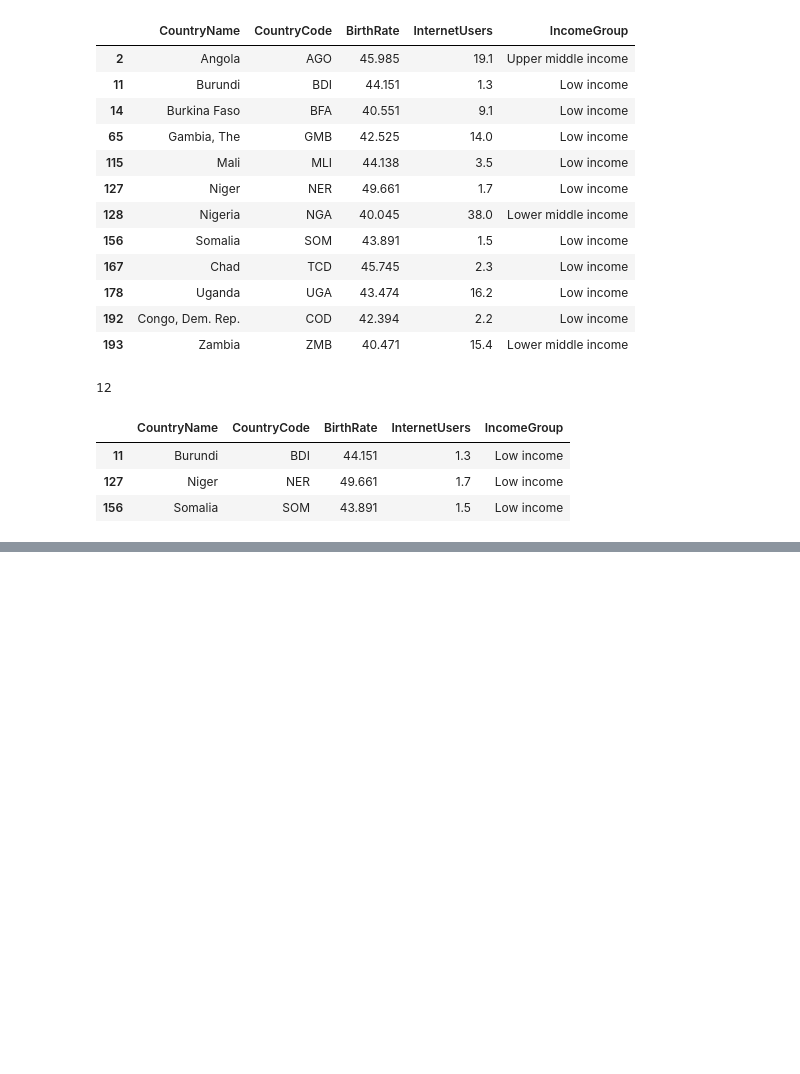
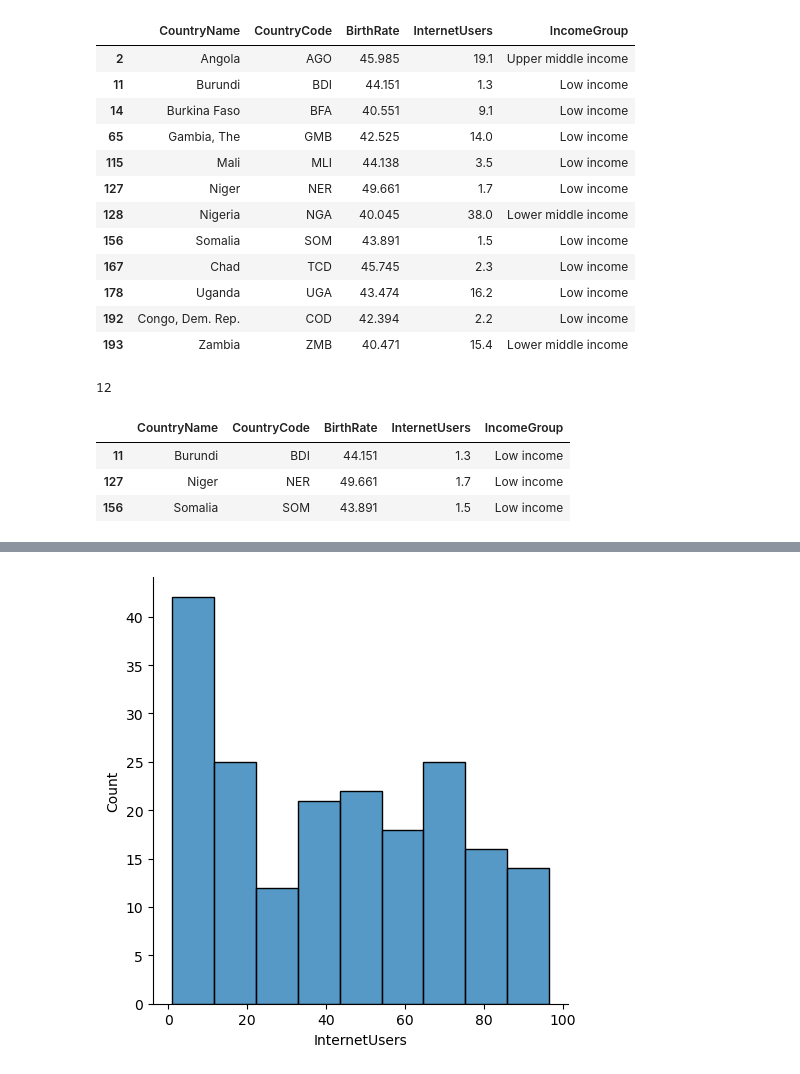
Before and after one commit to shivendrabokade-source/fsds-advanced-genai-advanced-agentic-ai, a Jupyter notebook: Country economy analysis.ipynb, the cells around one changed output, grey strips where cells are left out. Cells and saved outputs as stored; diff of their text form; code cells hidden in the pictures; blank space fills up the shorter version.

```diff
--- a/Country economy analysis.ipynb
+++ b/Country economy analysis.ipynb
@@ -518,0 +610,4 @@ df[(df['BirthRate'] >40) & (df['InternetUsers'] <2) ]
+# %%
+vis2=sns.displot(df['InternetUsers'])  # distribution line is absent here
+# %% [output]
+[figure, added]
```
Also changed, not shown: parts of 21 cells of this notebook, 2 other files.
